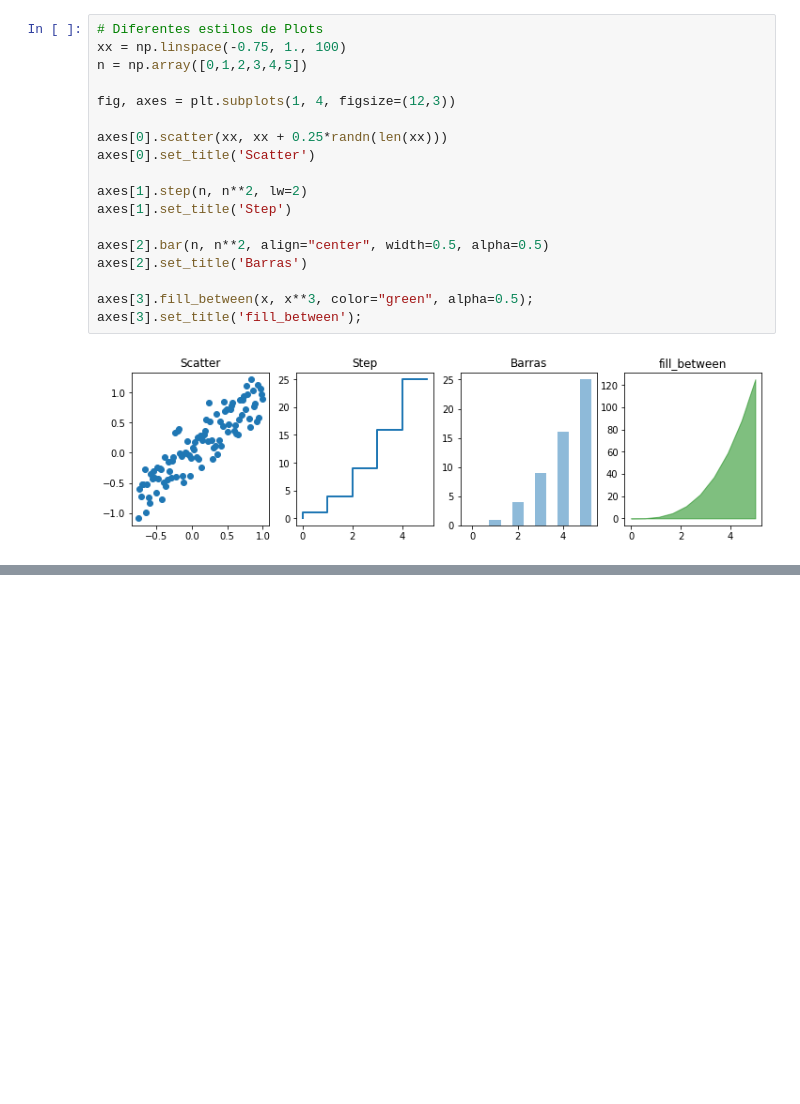
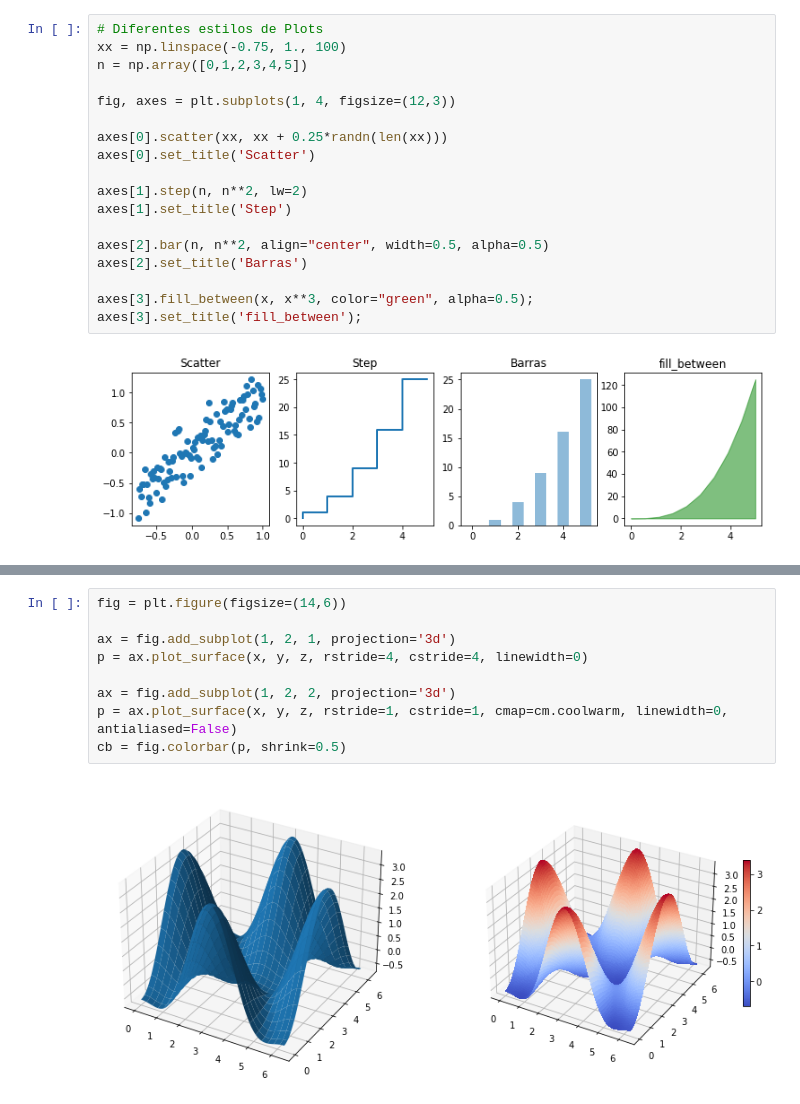
Before and after one commit to guimaraesalves/Data-Science-Academy, a Jupyter notebook: pyfund/8 - Modulos Python para analise de dados/Cap08 - Matplotlib - Plots-e-Gráficos.ipynb, the cells around one changed output, grey strips where cells are left out. Saved outputs shown, nothing was run; the diff lists cells and outputs as text; blank space fills up the shorter version.

```diff
--- a/pyfund/8 - Modulos Python para analise de dados/Cap08 - Matplotlib - Plots-e-Gráficos.ipynb
+++ b/pyfund/8 - Modulos Python para analise de dados/Cap08 - Matplotlib - Plots-e-Gráficos.ipynb
@@ -284,0 +323,11 @@ axes[3].set_title('fill_between');
+# %%
+fig = plt.figure(figsize=(14,6))
+
+ax = fig.add_subplot(1, 2, 1, projection='3d')
+p = ax.plot_surface(x, y, z, rstride=4, cstride=4, linewidth=0)
+
+ax = fig.add_subplot(1, 2, 2, projection='3d')
+p = ax.plot_surface(x, y, z, rstride=1, cstride=1, cmap=cm.coolwarm, linewidth=0, antialiased=False)
+cb = fig.colorbar(p, shrink=0.5)
+# %% [output]
+[figure, added]
```
Also changed, not shown: parts of 6 cells of this notebook.
